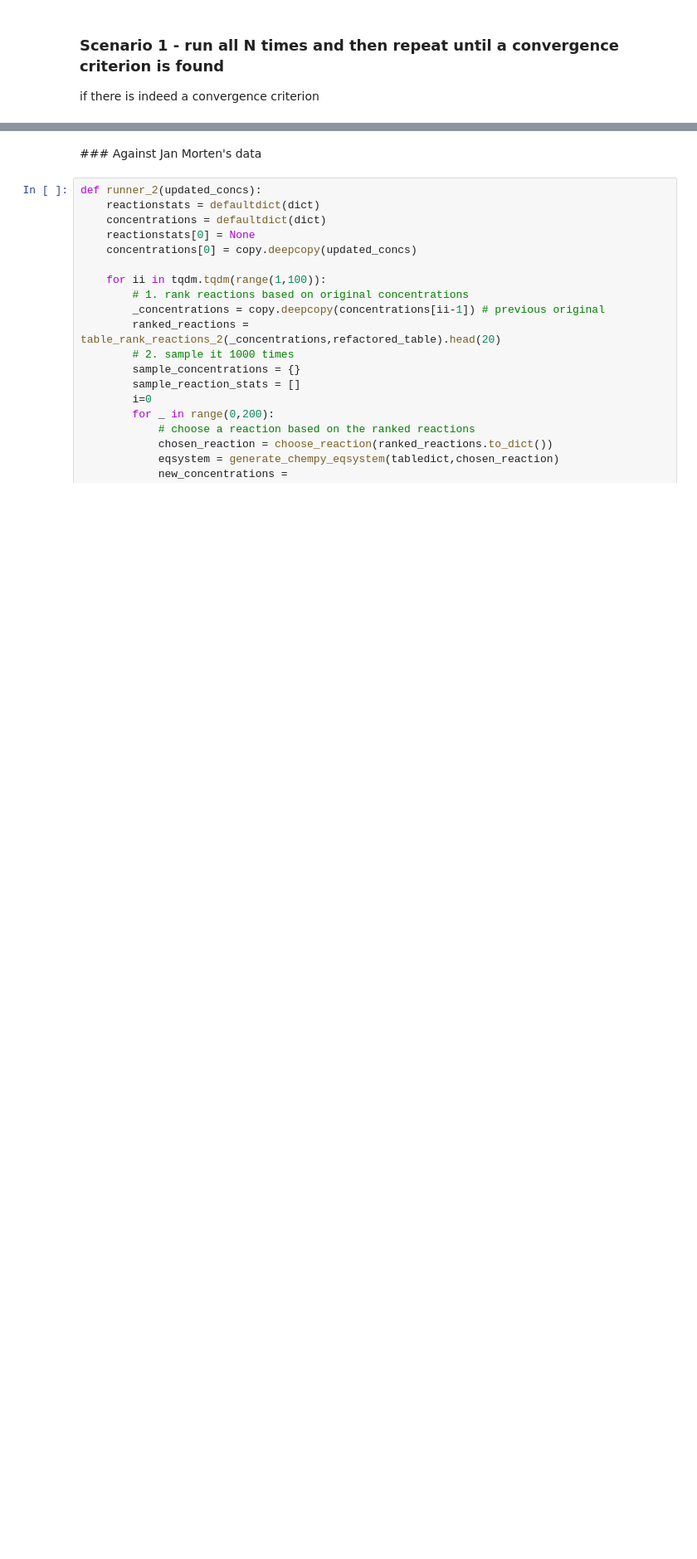
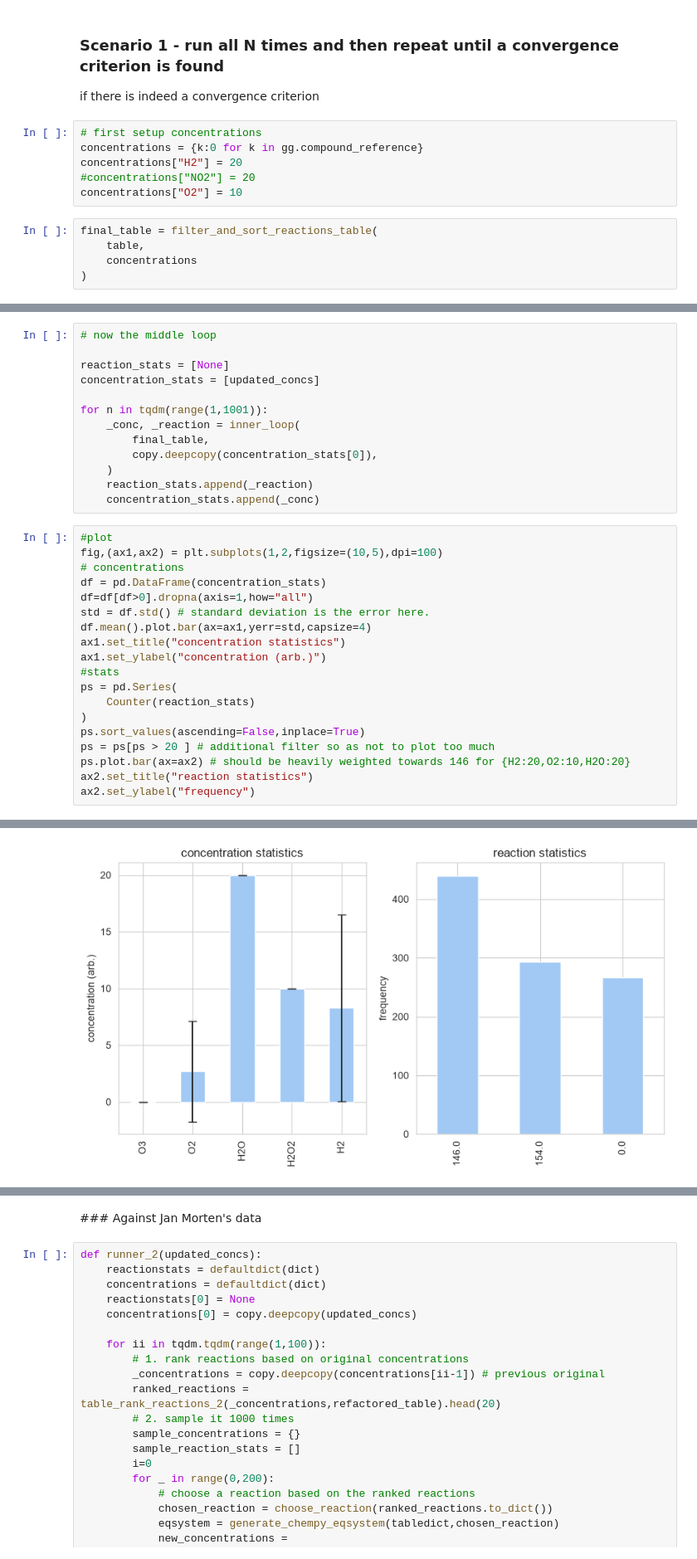
Before and after one commit to badw/arcs, a Jupyter notebook: examples/table_sandbox.ipynb, the cells around one changed output, grey strips where cells are left out. Shown at 83% size. Drawn from its saved outputs; the diff is of its cells as text; blank space fills up the shorter version.

Commit message:
updated new algorithm in table_sandbox.ipynb - began testing

```diff
--- a/examples/table_sandbox.ipynb
+++ b/examples/table_sandbox.ipynb
@@ -578,4 +607,15 @@ eqsystem
 ### Scenario 1 - run all N times and then repeat until a convergence criterion is found
 
 if there is indeed a convergence criterion
+# %%
+# first setup concentrations
+concentrations = {k:0 for k in gg.compound_reference}
+concentrations["H2"] = 20
+#concentrations["NO2"] = 20
+concentrations["O2"] = 10
+# %%
+final_table = filter_and_sort_reactions_table(
+    table,
+    concentrations
+)
 # %%
@@ -745,0 +676,33 @@ ps[ps > 0].round(2)
+# %%
+# now the middle loop
+
+reaction_stats = [None]
+concentration_stats = [updated_concs]
+
+for n in tqdm(range(1,1001)):
+    _conc, _reaction = inner_loop(
+        final_table,
+        copy.deepcopy(concentration_stats[0]),
+    )
+    reaction_stats.append(_reaction)
+    concentration_stats.append(_conc)
+# %%
+#plot
+fig,(ax1,ax2) = plt.subplots(1,2,figsize=(10,5),dpi=100)
+# concentrations
+df = pd.DataFrame(concentration_stats)
+df=df[df>0].dropna(axis=1,how="all")
+std = df.std() # standard deviation is the error here.
+df.mean().plot.bar(ax=ax1,yerr=std,capsize=4)
+ax1.set_title("concentration statistics")
+ax1.set_ylabel("concentration (arb.)")
+#stats
+ps = pd.Series(
+    Counter(reaction_stats)
+)
+ps.sort_values(ascending=False,inplace=True)
+ps = ps[ps > 20 ] # additional filter so as not to plot too much
+ps.plot.bar(ax=ax2) # should be heavily weighted towards 146 for {H2:20,O2:10,H2O:20}
+ax2.set_title("reaction statistics")
+ax2.set_ylabel("frequency")
+# %% [output]
@@ -745,0 +710 @@ ps[ps > 0].round(2)
+[figure, added]
```
Also changed, not shown: parts of 19 cells of this notebook.
